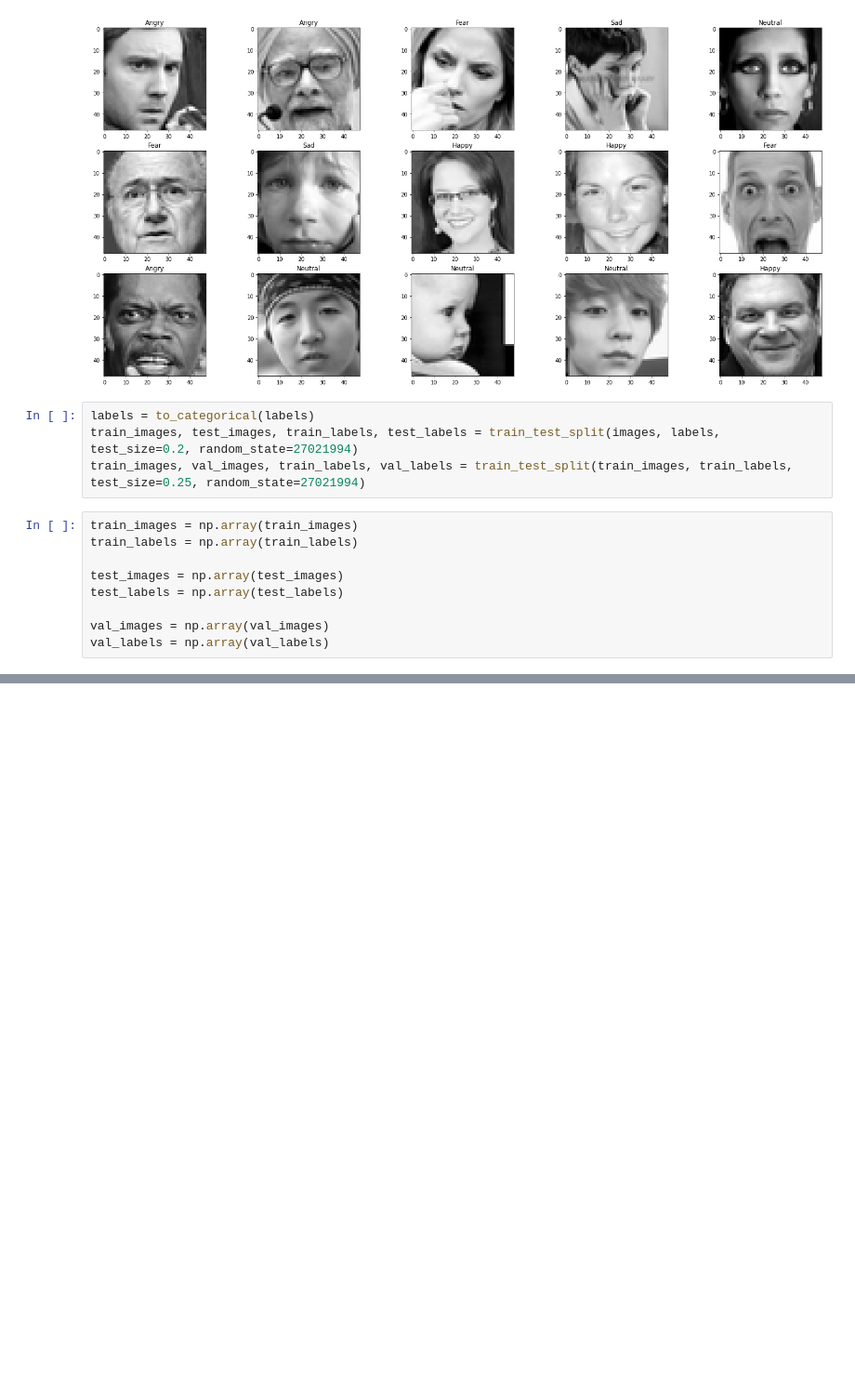
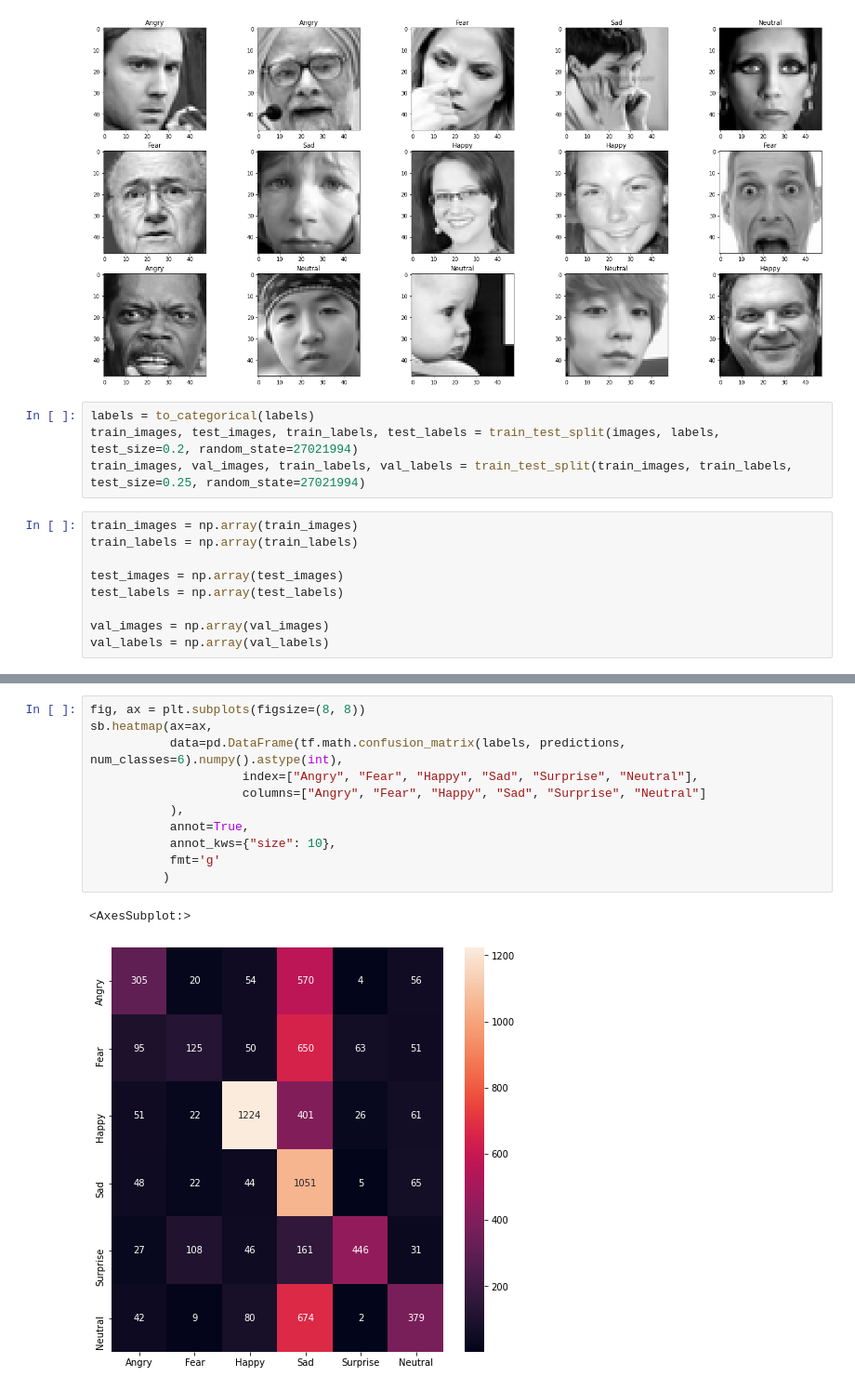
Before and after one commit to Asjad27/Facial-Recognition-Project, a Jupyter notebook: facial-recognition.ipynb, the cells around one changed output, grey strips where cells are left out. Shown: that part at 93% size. Cells and saved outputs as stored; diff of their text form; blank space fills up the shorter version.

```diff
--- a/facial-recognition.ipynb
+++ b/facial-recognition.ipynb
@@ -146,0 +158,14 @@ for i in range(10):
+# %%
+fig, ax = plt.subplots(figsize=(8, 8))
+sb.heatmap(ax=ax,
+           data=pd.DataFrame(tf.math.confusion_matrix(labels, predictions, num_classes=6).numpy().astype(int),
+                     index=["Angry", "Fear", "Happy", "Sad", "Surprise", "Neutral"],
+                     columns=["Angry", "Fear", "Happy", "Sad", "Surprise", "Neutral"]
+           ),
+           annot=True,
+           annot_kws={"size": 10},
+           fmt='g'
+          )
+# %% [output]
+<AxesSubplot:>
+[figure, added]
```
Also changed, not shown: parts of 9 cells of this notebook.
